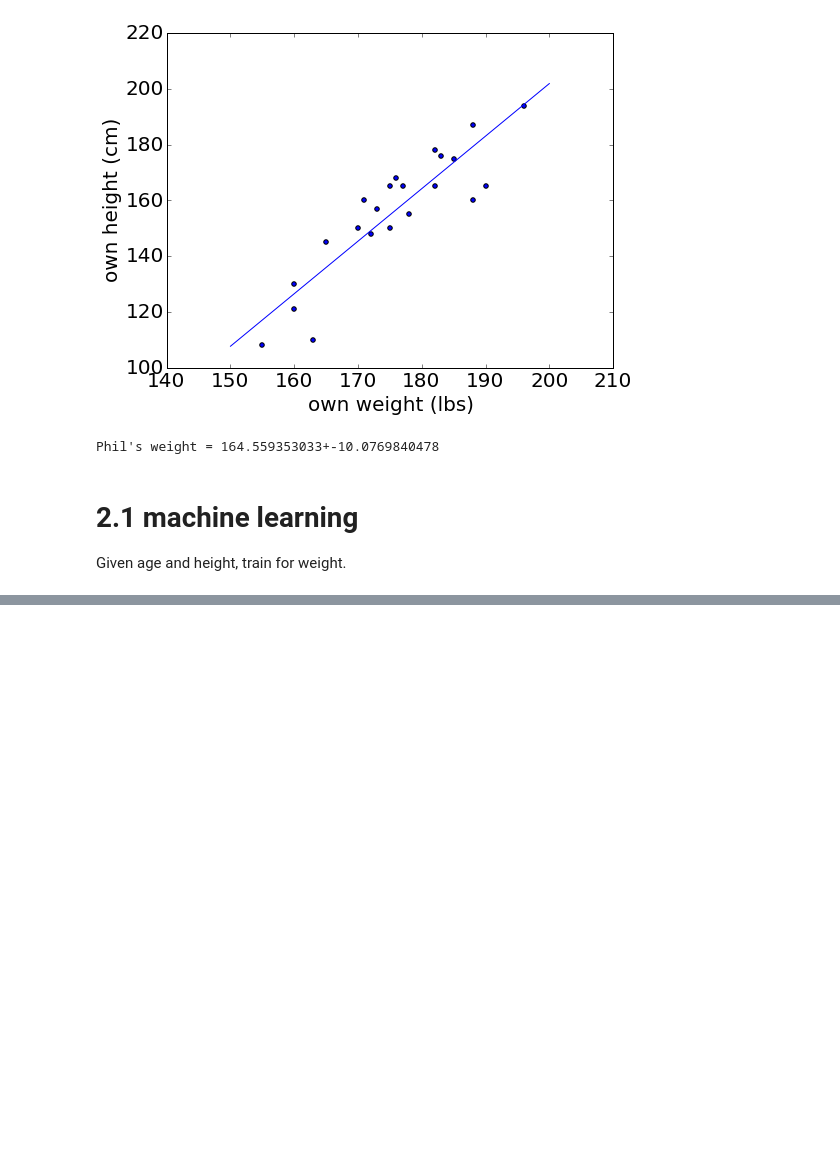
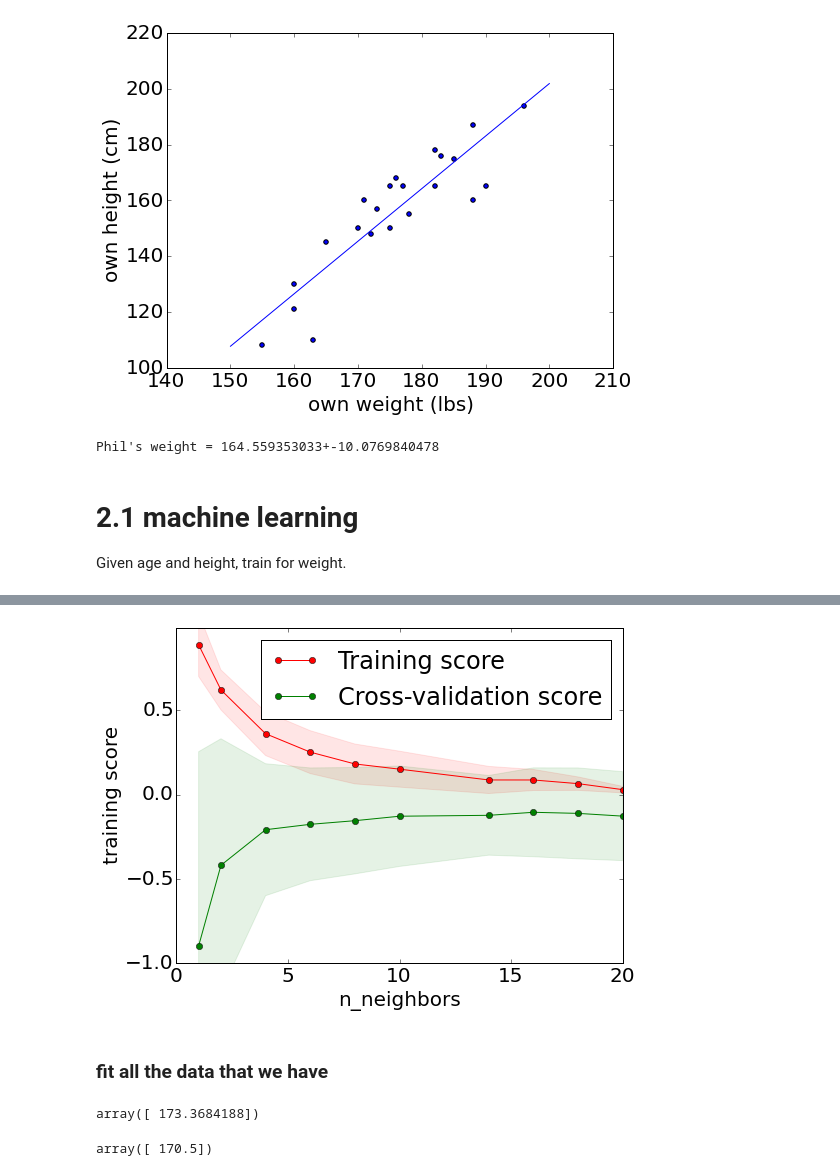
Before and after one commit to hungiyang/Fruitcake, a Jupyter notebook: Fruitcake.ipynb, the cells around one changed output, grey strips where cells are left out. Saved outputs shown, nothing was run; the diff lists cells and outputs as text; code cells hidden in the pictures; blank space fills up the shorter version.

```diff
--- a/Fruitcake.ipynb
+++ b/Fruitcake.ipynb
@@ -570,0 +562,15 @@ sk.metrics.mean_squared_error
+# %%
+# We'll vary the number of neighbors used:
+param_name = "n_neighbors"
+param_range = np.array([1,2,4,6,8,10,14,16,18,20])
+
+# And we'll need a cv iterator:
+from sklearn.cross_validation import ShuffleSplit
+shuffle_split = ShuffleSplit(len(X), 200, test_size=0.4)
+
+# Compute our cv scores for a range of the no. of neighbors:
+from sklearn.learning_curve import validation_curve
+training_scores, validation_scores = validation_curve(KNN, X, y,
+                                                      param_name=param_name,
+                                                      param_range=param_range,
+                                                      cv=shuffle_split, scoring='r2')
@@ -570,0 +588,24 @@ sk.metrics.mean_squared_error
+# %%
+def plot_validation_curve(param_name,parameter_values, training_scores, validation_scores):
+    training_scores_mean = np.mean(training_scores, axis=1)
+    training_scores_std = np.std(training_scores, axis=1)
+    validation_scores_mean = np.mean(validation_scores, axis=1)
+    validation_scores_std = np.std(validation_scores, axis=1)
+
+    plt.fill_between(parameter_values, training_scores_mean - training_scores_std,
+                     training_scores_mean + training_scores_std, alpha=0.1, color="r")
+    plt.fill_between(parameter_values, validation_scores_mean - validation_scores_std,
+                     validation_scores_mean + validation_scores_std, alpha=0.1, color="g")
+    plt.plot(parameter_values, training_scores_mean, 'o-', color="r",
+             label="Training score")
+    plt.plot(parameter_values, validation_scores_mean, 'o-', color="g",
+             label="Cross-validation score")
+    plt.ylim(validation_scores_mean.min() - .1, training_scores_mean.max() + .1)
+    plt.ylabel('training score')
+    plt.xlabel(param_name)
+    plt.legend(loc="best")
+plot_validation_curve(param_name, param_range, training_scores, validation_scores)
+# %% [output]
+[figure, added]
+# %% [markdown]
+### fit all the data that we have
@@ -570,0 +615,11 @@ sk.metrics.mean_squared_error
+# %%
+linear.fit(X, y)
+linear.predict([h,a])
+# %% [output]
+array([ 173.3684188])
+# %%
+KNN = sk.neighbors.KNeighborsRegressor(8)
+KNN.fit(X,y)
+KNN.predict([h,a])
+# %% [output]
+array([ 170.5])
```
Also changed, not shown: parts of 13 cells of this notebook, 2 other files.
